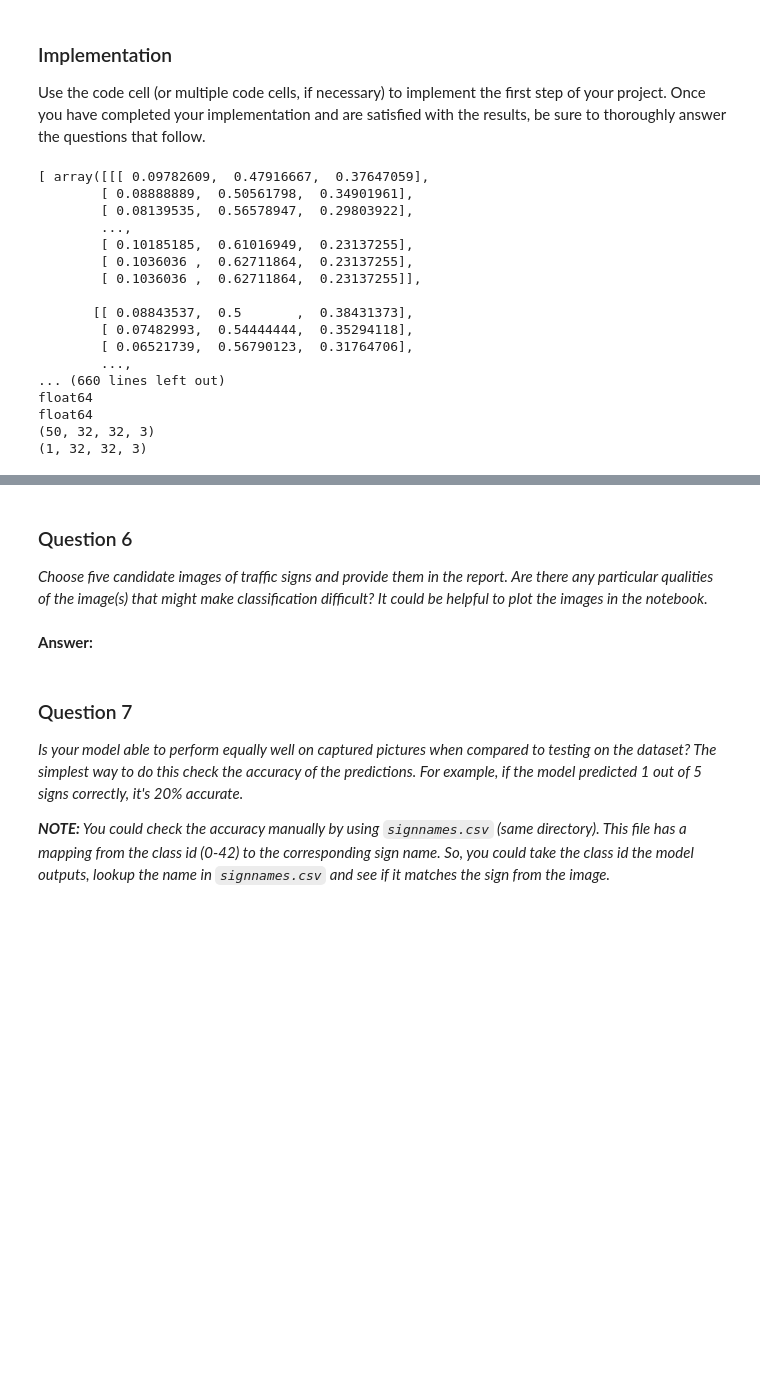
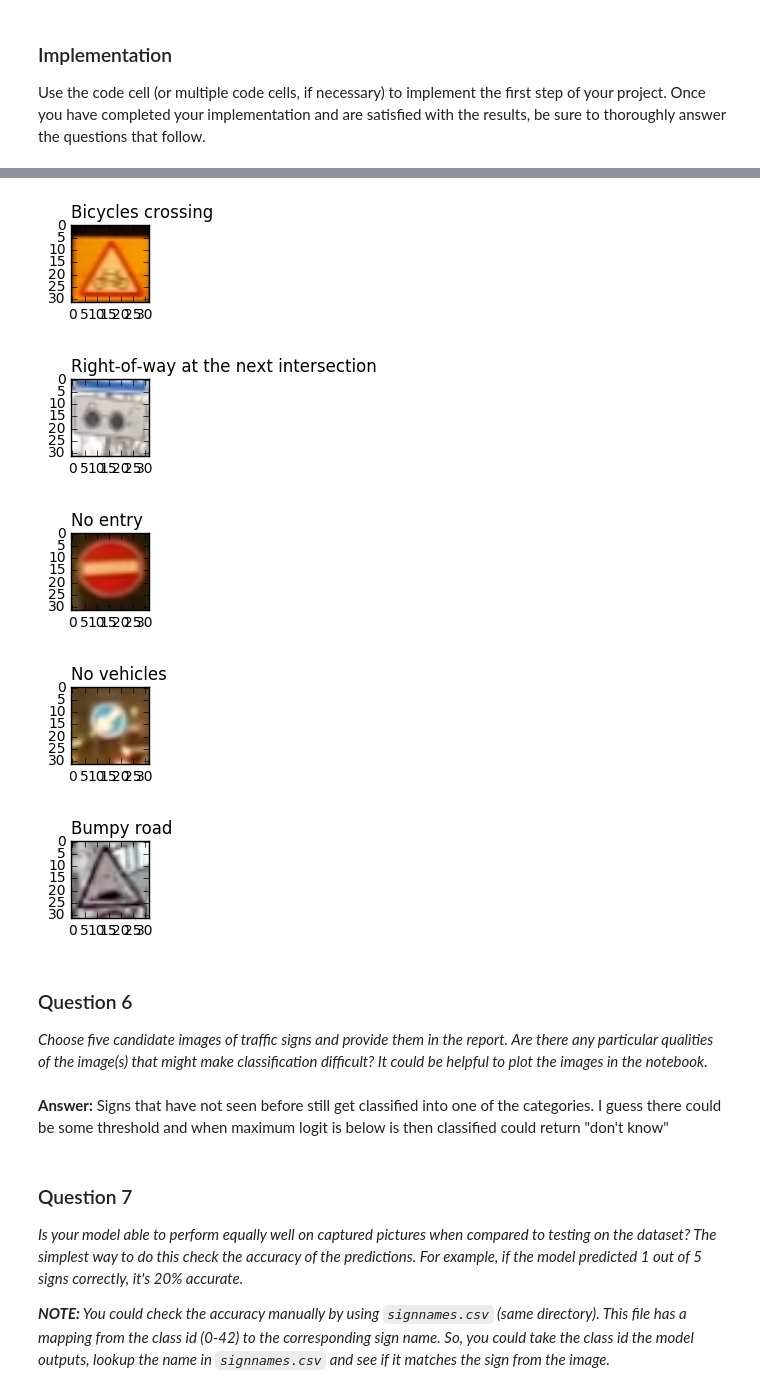
Before and after one commit to konstmsu/CarND-Traffic-Sign-Classifier-Project, a Jupyter notebook: Traffic_Sign_Classifier.ipynb, the cells around one changed output, grey strips where cells are left out. Saved outputs shown, nothing was run; the diff lists cells and outputs as text; code cells hidden in the pictures; blank space fills up the shorter version.

```diff
--- a/Traffic_Sign_Classifier.ipynb
+++ b/Traffic_Sign_Classifier.ipynb
@@ -385,0 +396,24 @@ with tf.Session() as sess:
+# %%
+def matches(class_x):
+    sess = tf.get_default_session()
+    labs = tf.argmax(logits, 1)
+    res = sess.run(labs, feed_dict={x:class_x, keep_prob:1.0})
+    print(np.unique(res,return_counts=True))
+
+
+with tf.Session() as sess:
+    saver.restore(sess, tf.train.latest_checkpoint('.'))
+
+    matches(X_test[y_test == 24])
+    matches(X_test[y_test == 27])
+    matches(X_test[y_test == 30])
+
+    accuracies = []
+    for c in range(n_classes):
+        class_accuracy = evaluate(X_test[y_test == c], y_test[y_test == c], 1.0)
+        accuracies.append({"class":c, 'accuracy':class_accuracy})
+
+accuracies.sort(key=lambda p: p['accuracy'])
+
+print(accuracies)
+#        print("Class {} Accuracy = {:.3f}".format(c, class_accuracy))
@@ -442,37 +482,15 @@ Use the code cell (or multiple code cells, if necessary) to implement the first
 from scipy import misc
 import glob
 
-images = np.asarray([to_hsv(misc.imread(image_path)) for image_path in glob.glob("*.png")])
+#files = glob.glob("*.png")
+files = ['sign10.png','sign12.png','sign6.png','sign5.png','sign3.png']
+images = np.asarray([preprocess(misc.imread(image_path)) for image_path in files])
 
-print(images)
-print(images[0].dtype)
-print(X_train[0].dtype)
-print(X_train[0:50].shape)
-print(np.asarray([images[0]]).shape)
-
-return
 with tf.Session() as sess:
     saver.restore(sess, tf.train.latest_checkpoint('.'))
-    label = tf.argmax(logits, 1)
-    results = sess.run(label, feed_dict={x:np.asarray(images),keep_prob:1})
+    label = tf.nn.softmax(logits)
+    results = sess.run(label, feed_dict={x:images,keep_prob:1})
     for i in range(len(results)):
-        calculated = labels[results[i]]
+        calculated = labels[np.argmax(results[i])]
         show_image(images[i], calculated)
 # %% [output]
-[ array([[[ 0.09782609,  0.47916667,  0.37647059],
-        [ 0.08888889,  0.50561798,  0.34901961],
-        [ 0.08139535,  0.56578947,  0.29803922],
-        ...,
-        [ 0.10185185,  0.61016949,  0.23137255],
-        [ 0.1036036 ,  0.62711864,  0.23137255],
-        [ 0.1036036 ,  0.62711864,  0.23137255]],
-
-       [[ 0.08843537,  0.5       ,  0.38431373],
-        [ 0.07482993,  0.54444444,  0.35294118],
-        [ 0.06521739,  0.56790123,  0.31764706],
-        ...,
-... (660 lines left out)
-float64
-float64
-(50, 32, 32, 3)
-(1, 32, 32, 3)
@@ -480,9 +497,15 @@ SyntaxError: 'return' outside function (<ipython-input-407-ac8762b6938f>, line 1
+[figure, added]
+[figure, added]
+[figure, added]
+[figure, added]
+[figure, added]
 # %% [markdown]
 ### Question 6
 
 _Choose five candidate images of traffic signs and provide them in the report. Are there any particular qualities of the image(s) that might make classification difficult? It could be helpful to plot the images in the notebook._
-# %% [markdown]
-**Answer:**
+# %% [markdown]
+**Answer:**
+Signs that have not seen before still get classified into one of the categories. I guess there could be some threshold and when maximum logit is below is then classified could return "don't know"
 # %%
 ### Run the predictions here.
 ### Feel free to use as many code cells as needed.
```
Also changed, not shown: parts of 21 cells of this notebook.
